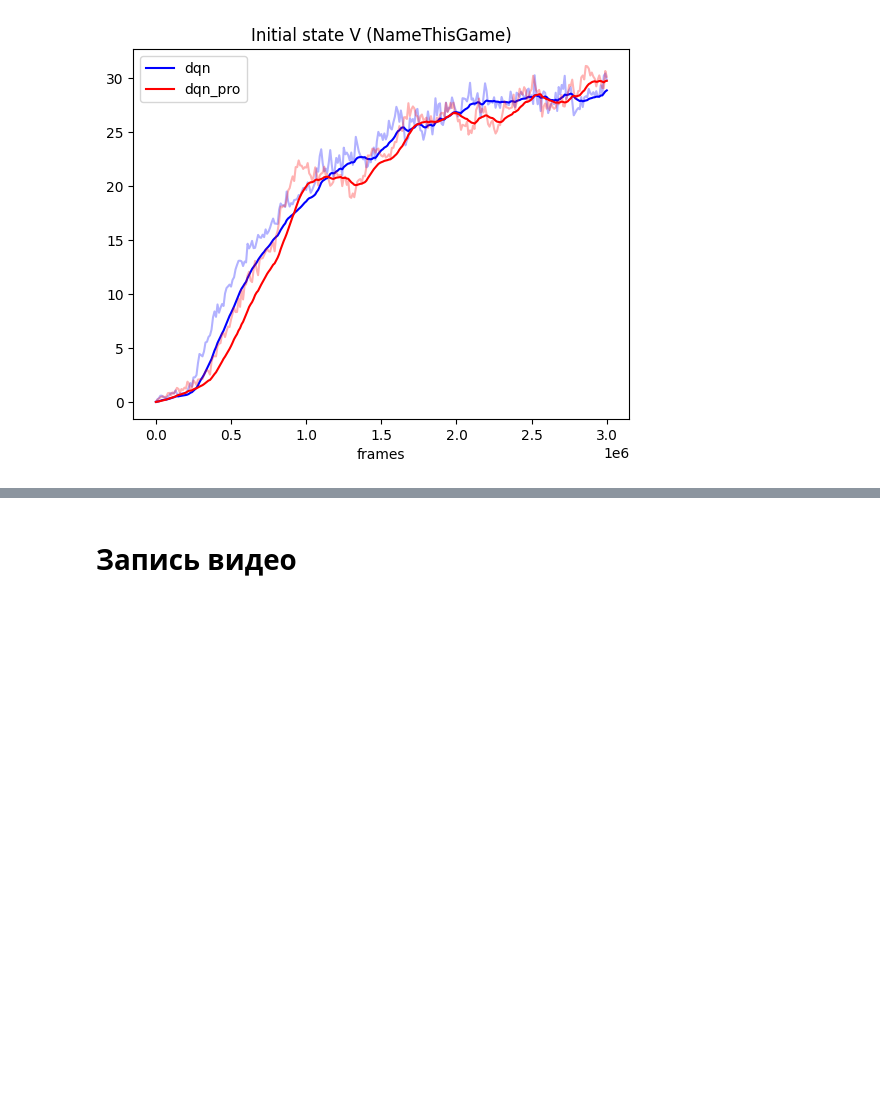
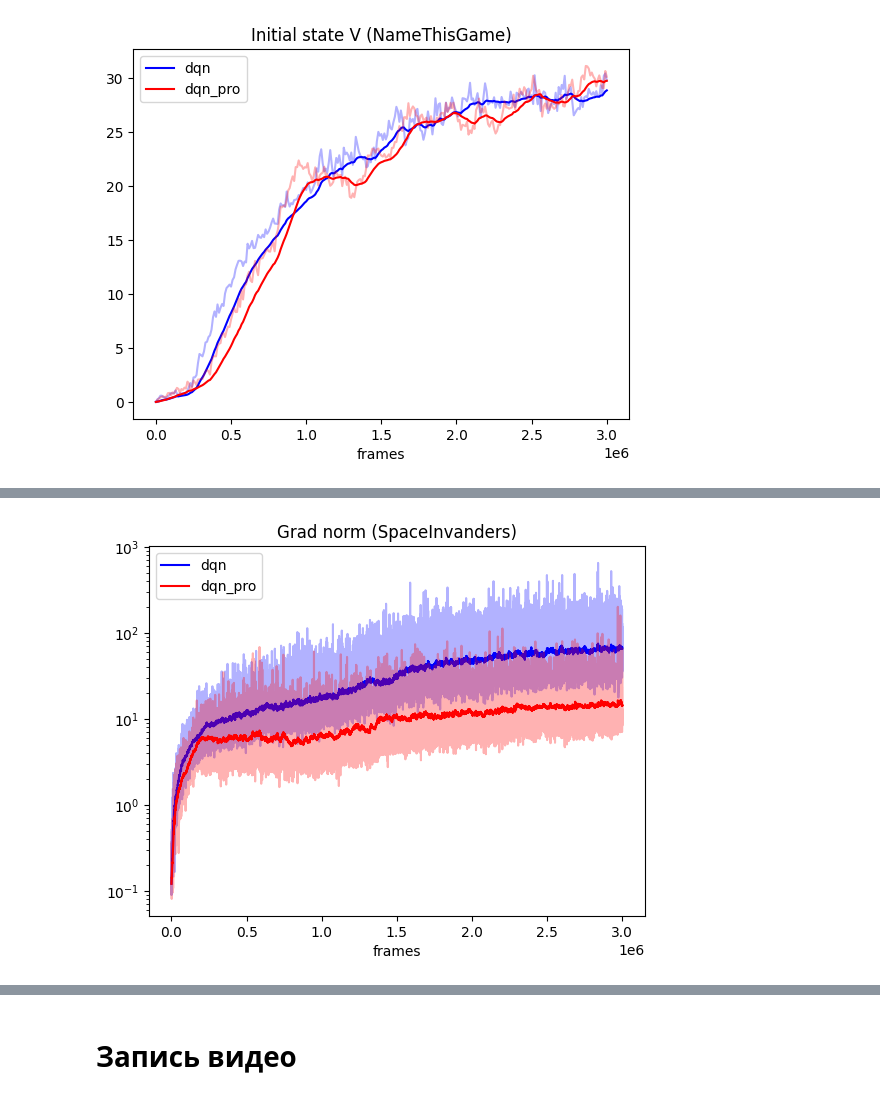
Before and after one commit to vladparh/dqn_pro, a Jupyter notebook: dqn_pro_results.ipynb, the cells around one changed output, grey strips where cells are left out. Cells and saved outputs as stored; diff of their text form; code cells hidden in the pictures; blank space fills up the shorter version.

```diff
--- a/dqn_pro_results.ipynb
+++ b/dqn_pro_results.ipynb
@@ -93,0 +137,18 @@ plt.show()
+# %%
+x_dqn = dqn[dqn.tag == 'grad_norm'].step.values
+y_dqn = dqn[dqn.tag == 'grad_norm'].value.values
+x_dqn_pro = dqn_pro[dqn_pro.tag == 'grad_norm'].step.values
+y_dqn_pro = dqn_pro[dqn_pro.tag == 'grad_norm'].value.values
+
+
+plt.semilogy(x_dqn, exponential_moving_average(y_dqn, 0.01), c='blue', label='dqn')
+plt.semilogy(x_dqn, y_dqn, c='blue', alpha=0.3)
+plt.semilogy(x_dqn_pro, exponential_moving_average(y_dqn_pro, 0.01), c='red', label='dqn_pro')
+plt.semilogy(x_dqn_pro, y_dqn_pro, c='red', alpha=0.3)
+plt.legend()
+plt.title('Grad norm (SpaceInvanders)')
+plt.xlabel('frames')
+plt.savefig('spaceinvanders_grad_norm.jpg')
+plt.show()
+# %% [output]
+[figure, added]
```
Also changed, not shown: parts of 6 cells of this notebook, 1 other file.
